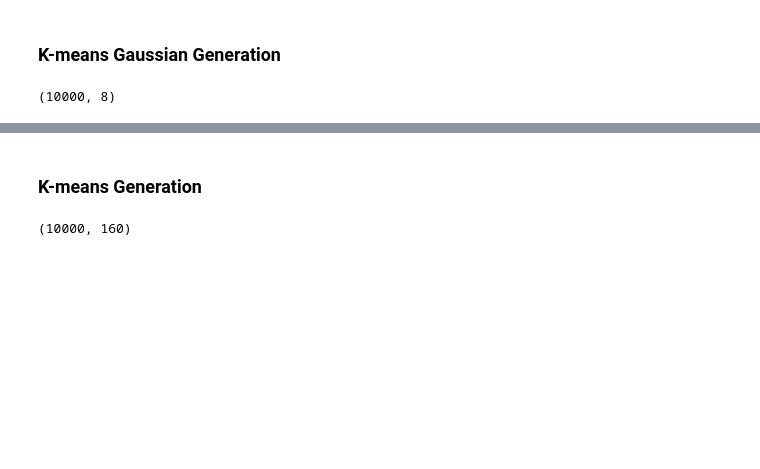
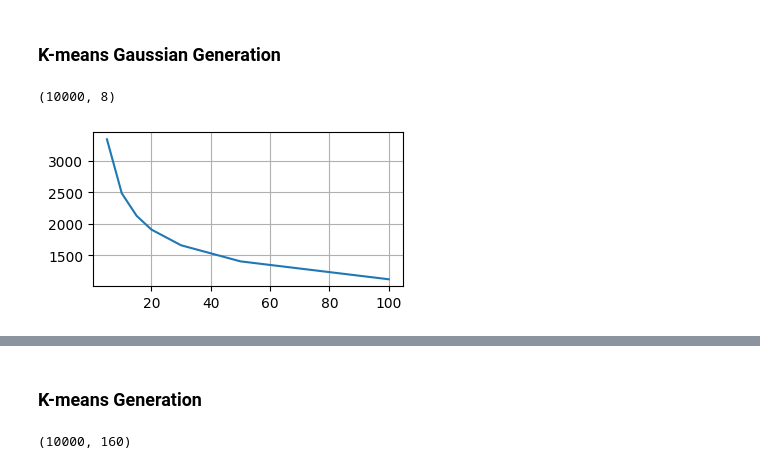
Before and after one commit to kotlyar-shapirov/Low_Rank_Autoencoder, a Jupyter notebook: Blocked Autoencoder with Tensor reconstruction MNIST.ipynb, the cells around one changed output, grey strips where cells are left out. Cells and saved outputs as stored; diff of their text form; code cells hidden in the pictures; blank space fills up the shorter version.

```diff
--- a/Blocked Autoencoder with Tensor reconstruction MNIST.ipynb
+++ b/Blocked Autoencoder with Tensor reconstruction MNIST.ipynb
@@ -675,6 +678,21 @@ enc_points_train = encoded_out_dim_train.cpu().detach().numpy()
 enc_points_train.shape
 # %% [output]
 (10000, 8)
+# %%
+# calculating best k
+from sklearn.cluster import KMeans
+cost =[]
+k_nums = [5,10,15,20,30,50,100]
+for i in k_nums:
+    KM = KMeans(n_clusters = i, max_iter = 500, n_init=5)
+    KM.fit(enc_points_train)
+    cost.append(KM.inertia_)
+plt.figure(figsize=(4,2))
+plt.plot(k_nums, cost)
+plt.grid()
+plt.show()
+# %% [output]
+[figure, added]
 # %%
 from sklearn.cluster import KMeans
 N_CLUSTERS = 10
```
Also changed, not shown: parts of 14 cells of this notebook, 7 other files.
